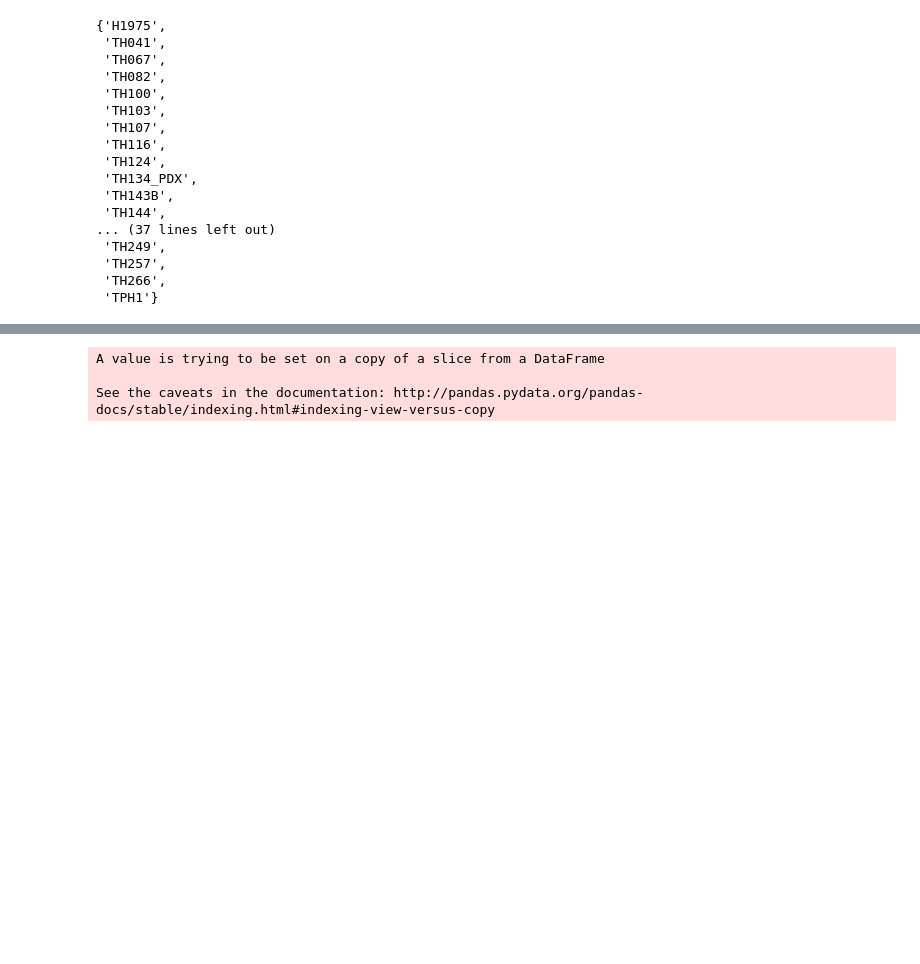
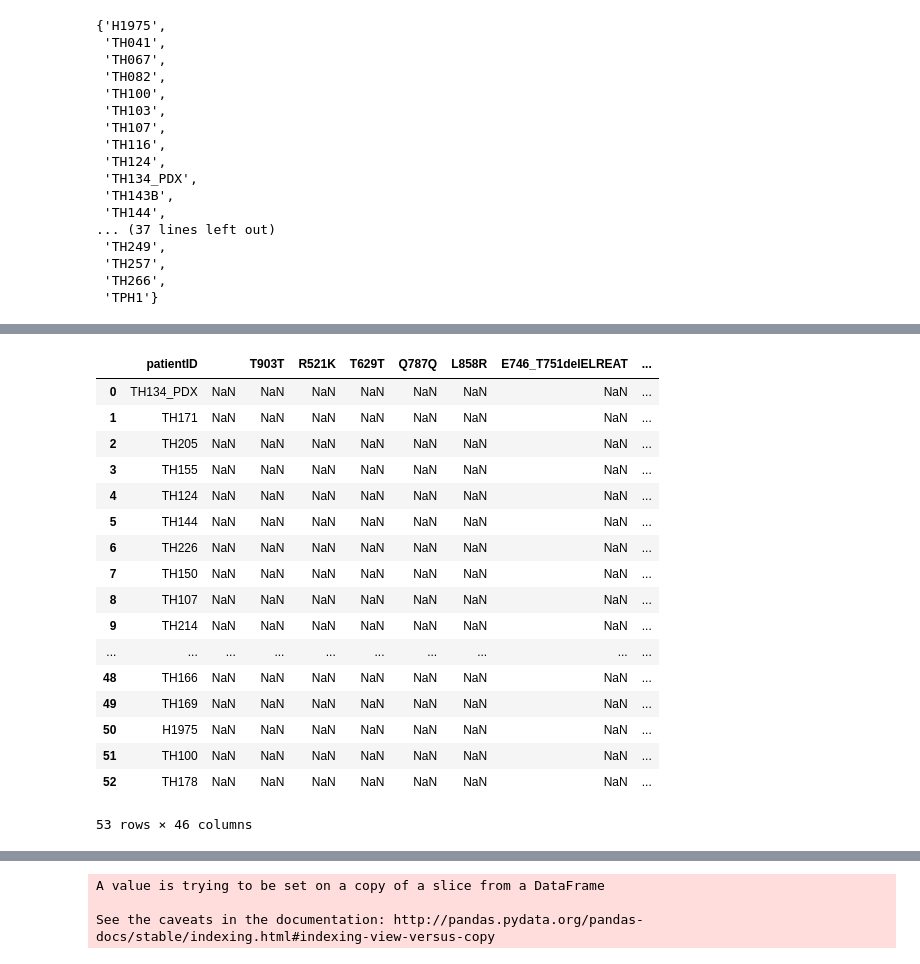
Before and after one commit to czbiohub/SNP_calling_pipeline, a Jupyter notebook: lolliplots/creating_lollipop_cmds.ipynb, the cells around one changed output, grey strips where cells are left out. Cells and saved outputs as stored; diff of their text form; code cells hidden in the pictures; blank space fills up the shorter version.

```diff
--- a/lolliplots/creating_lollipop_cmds.ipynb
+++ b/lolliplots/creating_lollipop_cmds.ipynb
@@ -306,3 +308,25 @@ uniquePatientIDs
+# %%
+egfr_muts_by_patient['patientID'] = list(uniquePatientIDs)
+egfr_muts_by_patient
+# %% [output]
+|  | patientID |  | T903T | R521K | T629T | Q787Q | L858R | E746_T751delELREAT | ... |
+| 0 | TH134_PDX | NaN | NaN | NaN | NaN | NaN | NaN | NaN | ... |
+| 1 | TH171 | NaN | NaN | NaN | NaN | NaN | NaN | NaN | ... |
+| 2 | TH205 | NaN | NaN | NaN | NaN | NaN | NaN | NaN | ... |
+| 3 | TH155 | NaN | NaN | NaN | NaN | NaN | NaN | NaN | ... |
+| 4 | TH124 | NaN | NaN | NaN | NaN | NaN | NaN | NaN | ... |
+| 5 | TH144 | NaN | NaN | NaN | NaN | NaN | NaN | NaN | ... |
+| 6 | TH226 | NaN | NaN | NaN | NaN | NaN | NaN | NaN | ... |
+| 7 | TH150 | NaN | NaN | NaN | NaN | NaN | NaN | NaN | ... |
+| 8 | TH107 | NaN | NaN | NaN | NaN | NaN | NaN | NaN | ... |
+| 9 | TH214 | NaN | NaN | NaN | NaN | NaN | NaN | NaN | ... |
+| ... | ... | ... | ... | ... | ... | ... | ... | ... | ... |
+| 48 | TH166 | NaN | NaN | NaN | NaN | NaN | NaN | NaN | ... |
+| 49 | TH169 | NaN | NaN | NaN | NaN | NaN | NaN | NaN | ... |
+| 50 | H1975 | NaN | NaN | NaN | NaN | NaN | NaN | NaN | ... |
+| 51 | TH100 | NaN | NaN | NaN | NaN | NaN | NaN | NaN | ... |
+| 52 | TH178 | NaN | NaN | NaN | NaN | NaN | NaN | NaN | ... |
+53 rows × 46 columns
 # %%
 # set all values to 0
 egfr_muts_by_patient[:] = 0
```
Also changed, not shown: parts of 21 cells of this notebook, 4 other files.
